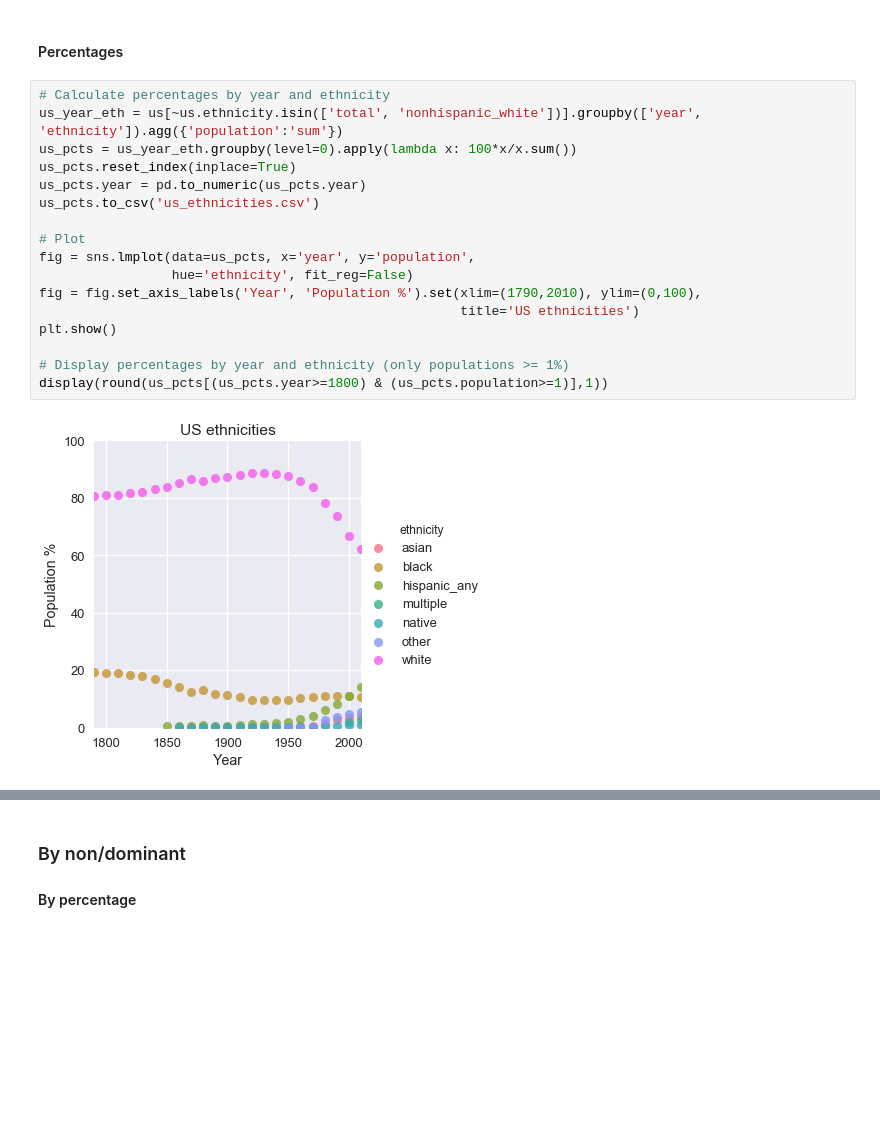
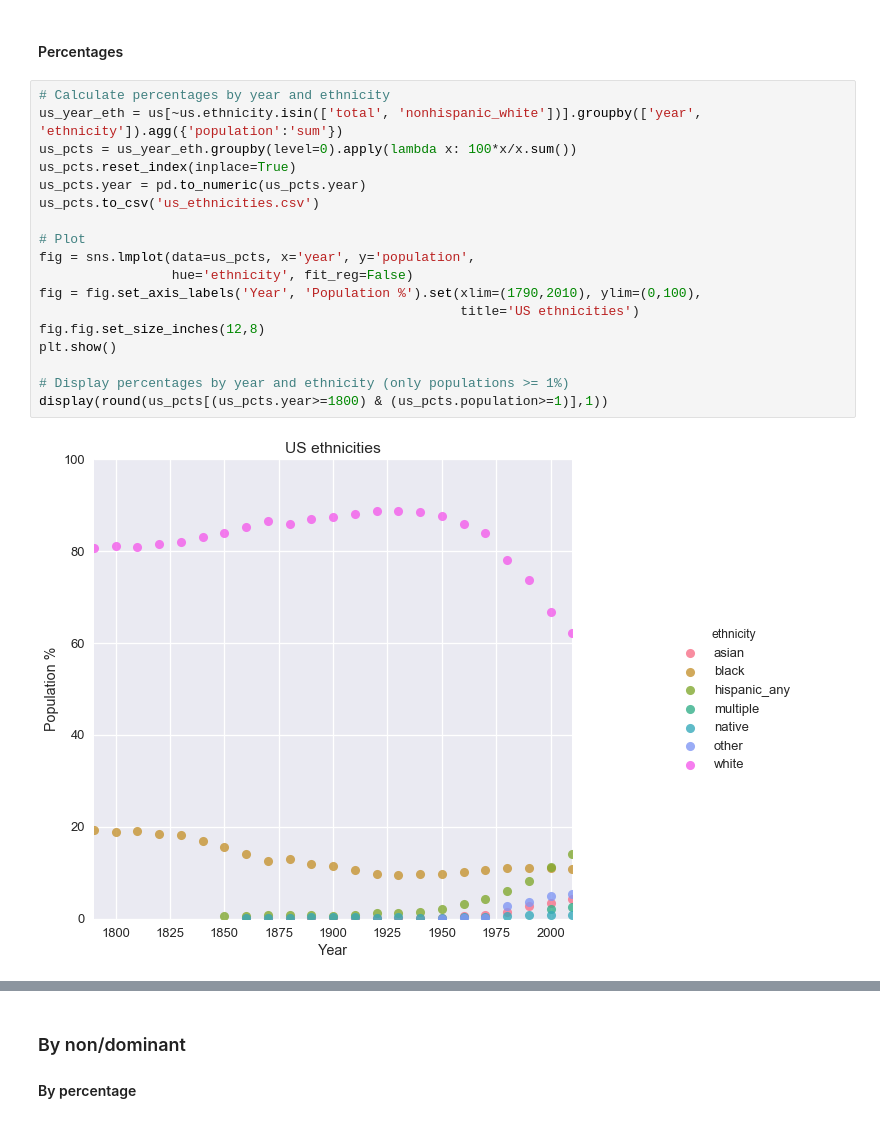
Before and after one commit to wilkens/noveltm-national-demographics, a Jupyter notebook: National Demographics.ipynb, the cells around one changed output, grey strips where cells are left out. Drawn from its saved outputs; the diff is of its cells as text; blank space fills up the shorter version.

```diff
--- a/National Demographics.ipynb
+++ b/National Demographics.ipynb
@@ -205,22 +208,23 @@ plt.show()
 # %%
 # Calculate percentages by year and ethnicity
 us_year_eth = us[~us.ethnicity.isin(['total', 'nonhispanic_white'])].groupby(['year', 'ethnicity']).agg({'population':'sum'})
 us_pcts = us_year_eth.groupby(level=0).apply(lambda x: 100*x/x.sum())
 us_pcts.reset_index(inplace=True)
 us_pcts.year = pd.to_numeric(us_pcts.year)
 us_pcts.to_csv('us_ethnicities.csv')
 
 # Plot
 fig = sns.lmplot(data=us_pcts, x='year', y='population',
                  hue='ethnicity', fit_reg=False)
 fig = fig.set_axis_labels('Year', 'Population %').set(xlim=(1790,2010), ylim=(0,100),
                                                       title='US ethnicities')
+fig.fig.set_size_inches(12,8)
 plt.show()
 
 # Display percentages by year and ethnicity (only populations >= 1%)
 display(round(us_pcts[(us_pcts.year>=1800) & (us_pcts.population>=1)],1))
 # %% [output]
-[figure, old version]
+[figure, new version]
 |  | year | ethnicity | population |
 | 134 | 1800 | black | 18.9 |
 | 139 | 1800 | white | 81.1 |
```
Also changed, not shown: parts of 3 cells of this notebook.
